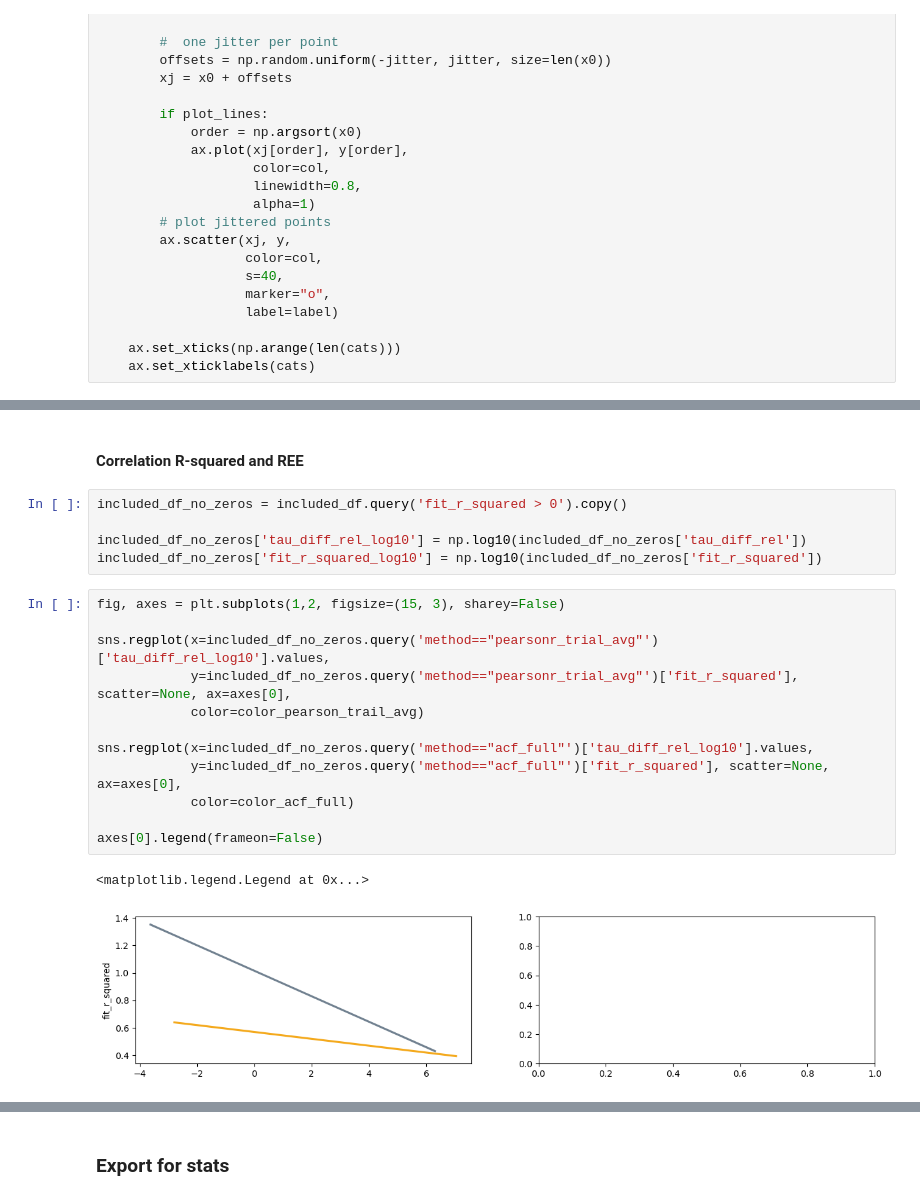
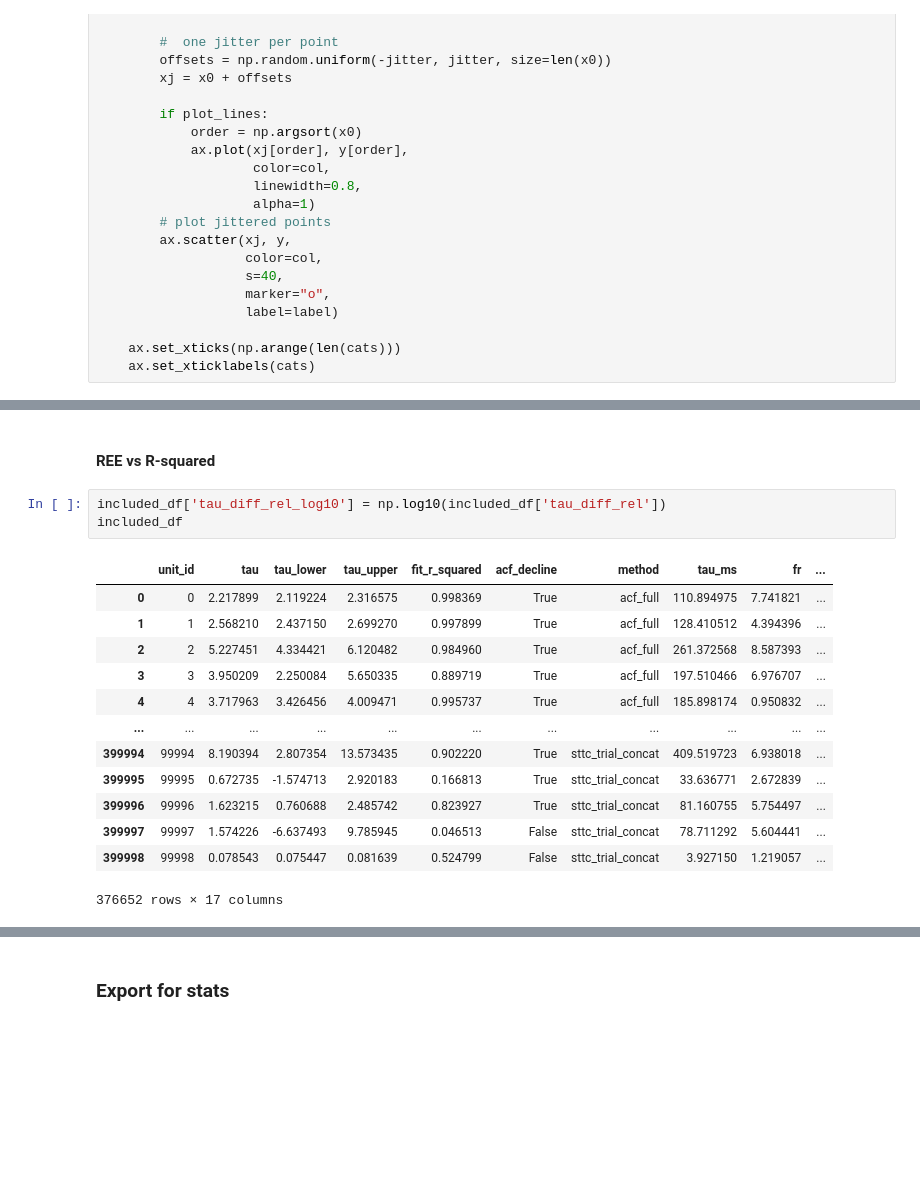
Before and after one commit to iinnpp/isttc, a Jupyter notebook: notebooks/synthetic/plot_taus_parametric_inclusion.ipynb, the cells around one changed output, grey strips where cells are left out. Drawn from its saved outputs; the diff is of its cells as text; blank space fills up the shorter version.

Commit message:
syn and mice, inclusion units

```diff
--- a/notebooks/synthetic/plot_taus_parametric_inclusion.ipynb
+++ b/notebooks/synthetic/plot_taus_parametric_inclusion.ipynb
@@ -953,22 +842,19 @@ if save_fig:
 # %% [markdown]
-#### Correlation R-squared and REE
+#### REE vs R-squared
-# %%
-included_df_no_zeros = included_df.query('fit_r_squared > 0').copy()
-
-included_df_no_zeros['tau_diff_rel_log10'] = np.log10(included_df_no_zeros['tau_diff_rel'])
-included_df_no_zeros['fit_r_squared_log10'] = np.log10(included_df_no_zeros['fit_r_squared'])
-# %%
-fig, axes = plt.subplots(1,2, figsize=(15, 3), sharey=False)
-
-sns.regplot(x=included_df_no_zeros.query('method=="pearsonr_trial_avg"')['tau_diff_rel_log10'].values,
-            y=included_df_no_zeros.query('method=="pearsonr_trial_avg"')['fit_r_squared'], scatter=None, ax=axes[0],
-            color=color_pearson_trail_avg)
-
-sns.regplot(x=included_df_no_zeros.query('method=="acf_full"')['tau_diff_rel_log10'].values,
-            y=included_df_no_zeros.query('method=="acf_full"')['fit_r_squared'], scatter=None, ax=axes[0],
-            color=color_acf_full)
-
-axes[0].legend(frameon=False)
-# %% [output]
-<matplotlib.legend.Legend at 0x...>
-[figure, removed]
+# %%
+included_df['tau_diff_rel_log10'] = np.log10(included_df['tau_diff_rel'])
+included_df
+# %% [output]
+|  | unit_id | tau | tau_lower | tau_upper | fit_r_squared | acf_decline | method | tau_ms | fr | ... |
+| 0 | 0 | 2.217899 | 2.119224 | 2.316575 | 0.998369 | True | acf_full | 110.894975 | 7.741821 | ... |
+| 1 | 1 | 2.568210 | 2.437150 | 2.699270 | 0.997899 | True | acf_full | 128.410512 | 4.394396 | ... |
+| 2 | 2 | 5.227451 | 4.334421 | 6.120482 | 0.984960 | True | acf_full | 261.372568 | 8.587393 | ... |
+| 3 | 3 | 3.950209 | 2.250084 | 5.650335 | 0.889719 | True | acf_full | 197.510466 | 6.976707 | ... |
+| 4 | 4 | 3.717963 | 3.426456 | 4.009471 | 0.995737 | True | acf_full | 185.898174 | 0.950832 | ... |
+| ... | ... | ... | ... | ... | ... | ... | ... | ... | ... | ... |
+| 399994 | 99994 | 8.190394 | 2.807354 | 13.573435 | 0.902220 | True | sttc_trial_concat | 409.519723 | 6.938018 | ... |
+| 399995 | 99995 | 0.672735 | -1.574713 | 2.920183 | 0.166813 | True | sttc_trial_concat | 33.636771 | 2.672839 | ... |
+| 399996 | 99996 | 1.623215 | 0.760688 | 2.485742 | 0.823927 | True | sttc_trial_concat | 81.160755 | 5.754497 | ... |
+| 399997 | 99997 | 1.574226 | -6.637493 | 9.785945 | 0.046513 | False | sttc_trial_concat | 78.711292 | 5.604441 | ... |
+| 399998 | 99998 | 0.078543 | 0.075447 | 0.081639 | 0.524799 | False | sttc_trial_concat | 3.927150 | 1.219057 | ... |
+376652 rows × 17 columns
```
Also changed, not shown: parts of 27 cells of this notebook, 2 other files.
